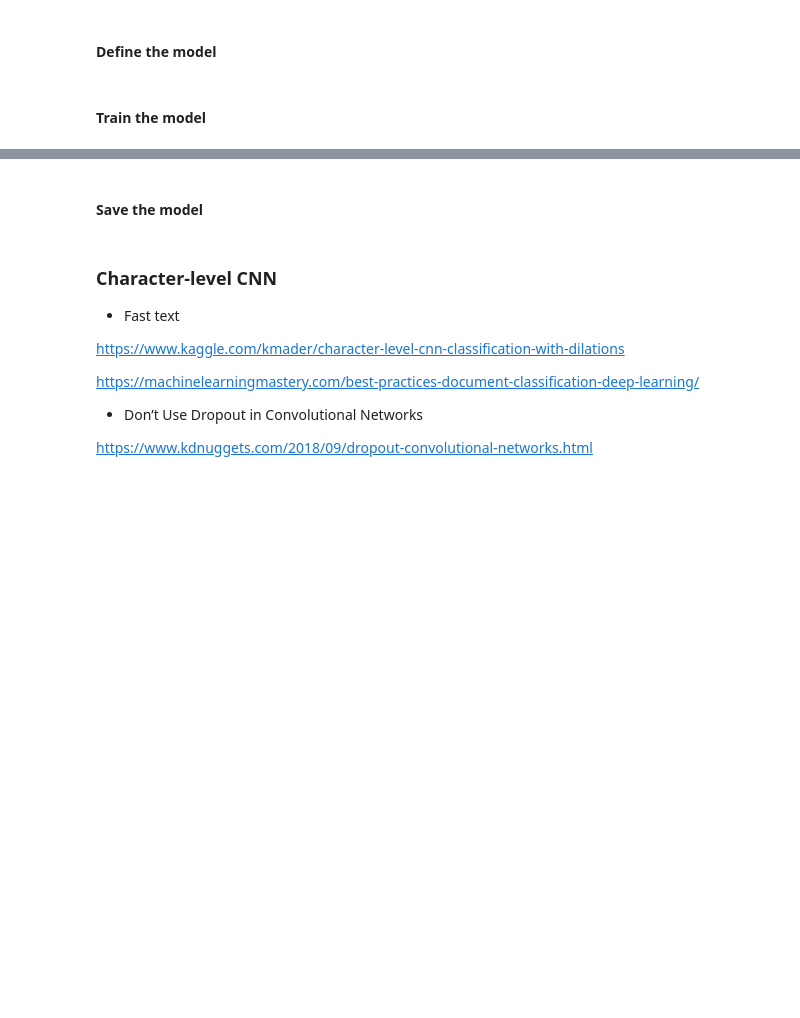
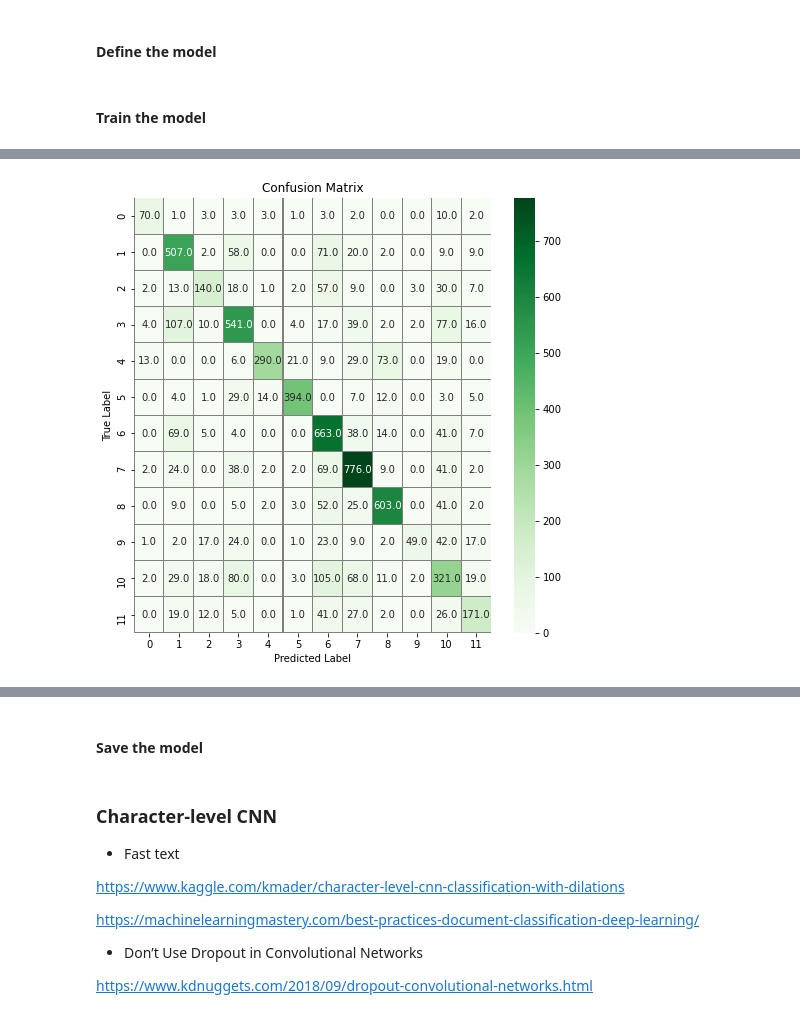
Before and after one commit to ck-unifr/novel-classification, a Jupyter notebook: novel-classification.ipynb, the cells around one changed output, grey strips where cells are left out. Saved outputs shown, nothing was run; the diff lists cells and outputs as text; code cells hidden in the pictures; blank space fills up the shorter version.

```diff
--- a/novel-classification.ipynb
+++ b/novel-classification.ipynb
@@ -384,0 +394,6 @@ KeyboardInterrupt:
+# %%
+y_pred_val = model.predict_classes(x_valid_seq)
+# %%
+plot_confusion_matrix(y_valid, y_pred_val)
+# %% [output]
+[figure, added]
```
Also changed, not shown: parts of 17 cells of this notebook.
